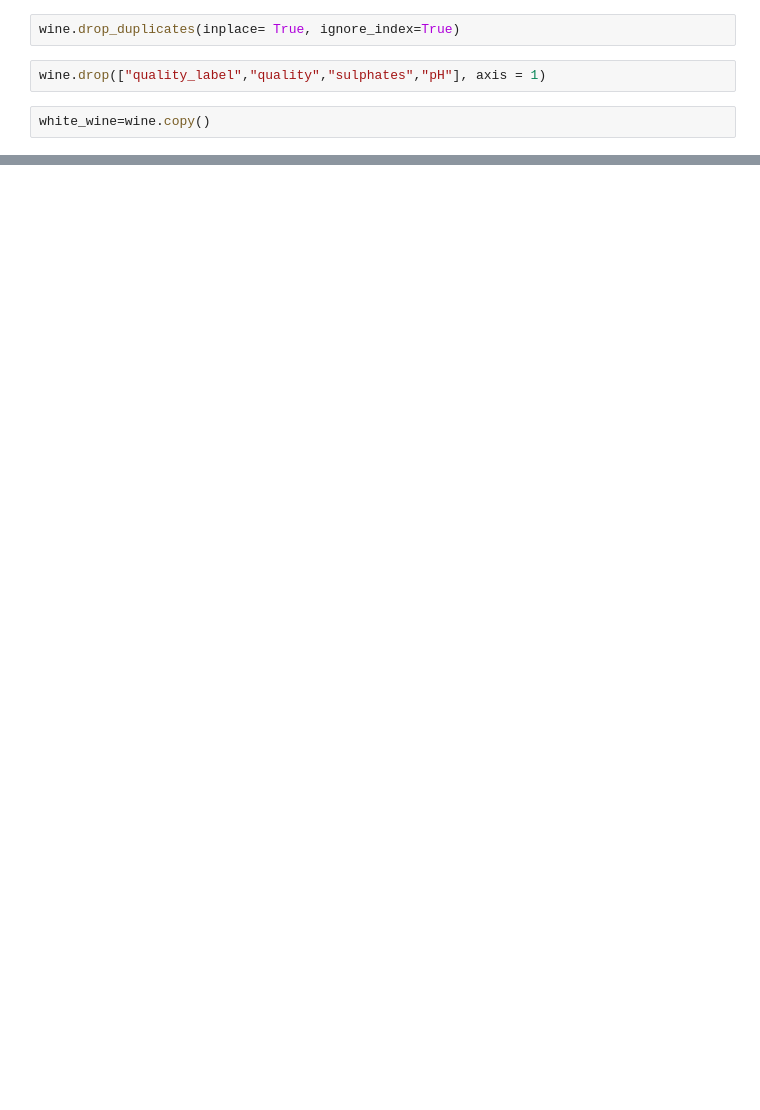
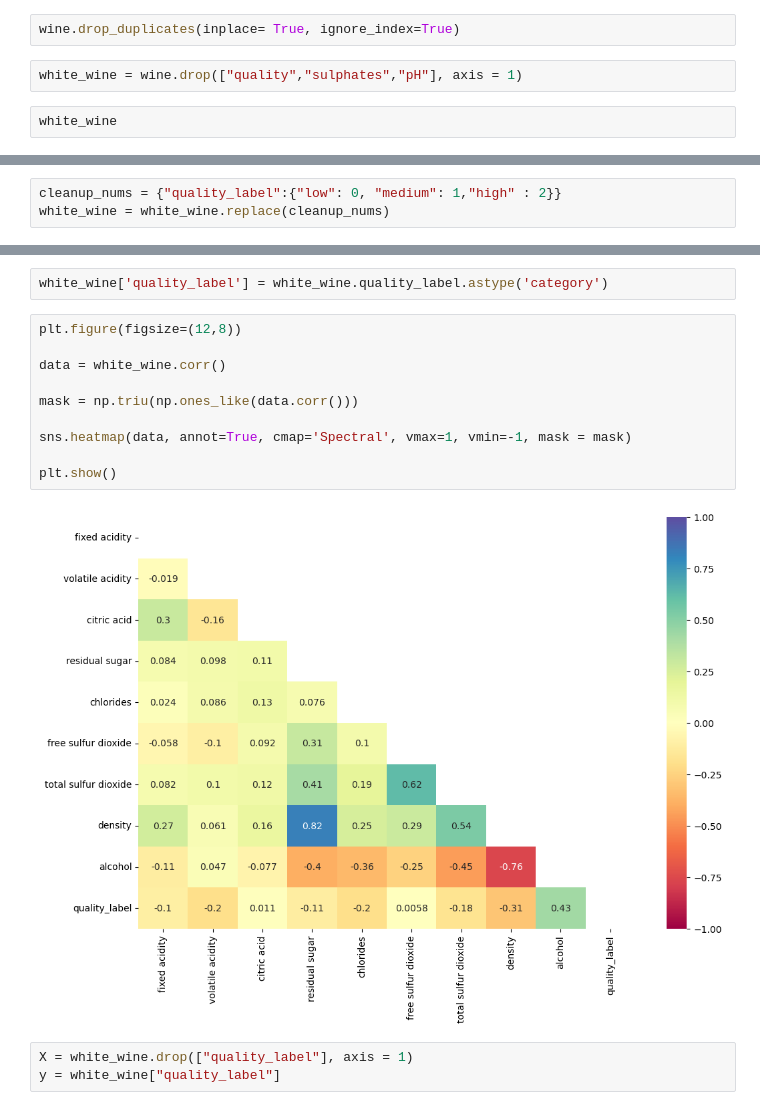
Before and after one commit to roop-kaur/BBVines, a Jupyter notebook: white_wine_ML.ipynb, the cells around one changed output, grey strips where cells are left out. Drawn from its saved outputs; the diff is of its cells as text; blank space fills up the shorter version.

Commit message:
White_wine_ML_RF

```diff
--- a/white_wine_ML.ipynb
+++ b/white_wine_ML.ipynb
@@ -65,6 +50,6 @@ wine
 # %%
 wine.drop_duplicates(inplace= True, ignore_index=True)
 # %%
-wine.drop(["quality_label","quality","sulphates","pH"], axis = 1)
+white_wine = wine.drop(["quality","sulphates","pH"], axis = 1)
 # %%
-white_wine=wine.copy()
+white_wine
@@ -70,0 +90,3 @@ white_wine=wine.copy()
+# %%
+cleanup_nums = {"quality_label":{"low": 0, "medium": 1,"high" : 2}}
+white_wine = white_wine.replace(cleanup_nums)
@@ -70,0 +109,17 @@ white_wine=wine.copy()
+# %%
+white_wine['quality_label'] = white_wine.quality_label.astype('category')
+# %%
+plt.figure(figsize=(12,8))
+
+data = white_wine.corr()
+
+mask = np.triu(np.ones_like(data.corr()))
+
+sns.heatmap(data, annot=True, cmap='Spectral', vmax=1, vmin=-1, mask = mask)
+
+plt.show()
+# %% [output]
+[figure, added]
+# %%
+X = white_wine.drop(["quality_label"], axis = 1)
+y = white_wine["quality_label"]
```
Also changed, not shown: parts of 13 cells of this notebook.
